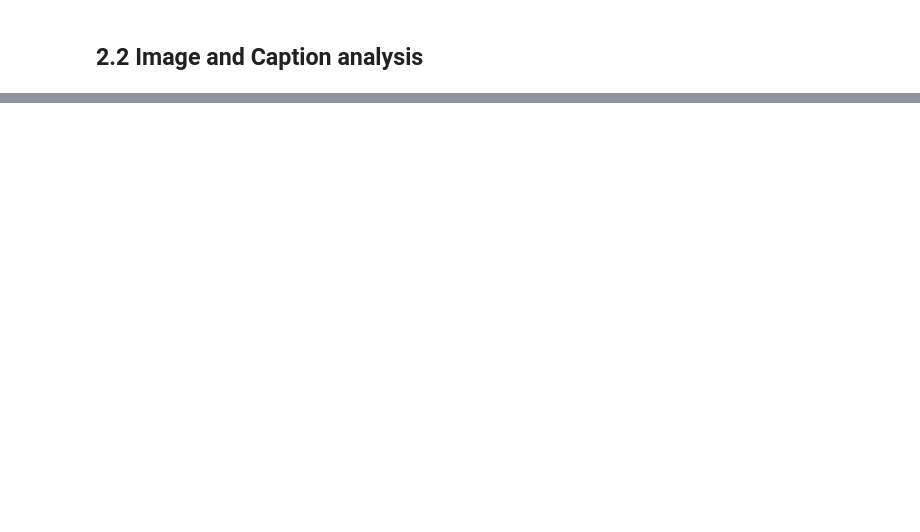
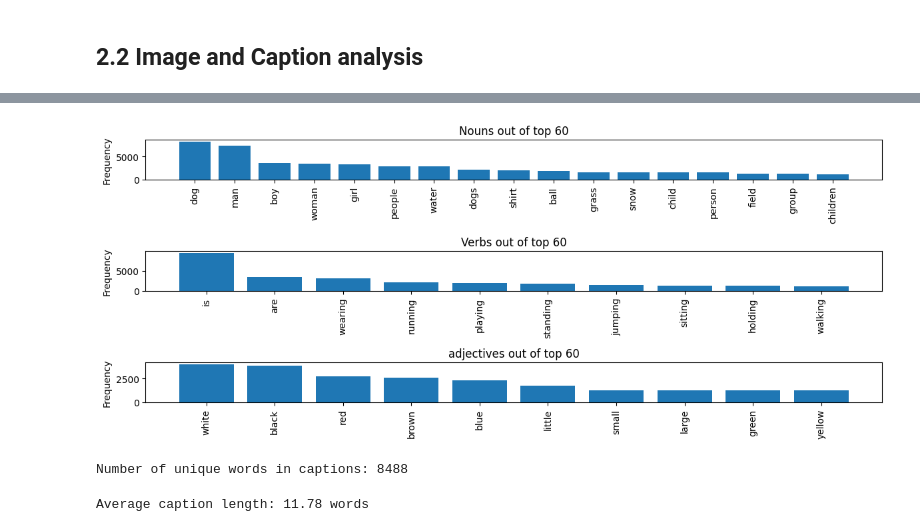
Before and after one commit to Nivocoegi/ADL_multimodal-retrieval, a Jupyter notebook: notebooks/ADL_multimodel_retrieval.ipynb, the cells around one changed output, grey strips where cells are left out. Drawn from its saved outputs; the diff is of its cells as text; code cells hidden in the pictures; blank space fills up the shorter version.

```diff
--- a/notebooks/ADL_multimodel_retrieval.ipynb
+++ b/notebooks/ADL_multimodel_retrieval.ipynb
@@ -31,0 +155,48 @@ import os
+# %%
+# closer look at nouns, verbs, adjectives in top 60 words
+# manually categorized based on common English usage
+
+# top 60 words categorized
+top60_nouns = [('dog', 8138), ('man', 7274), ('boy', 3581), ('woman', 3402), ('girl', 3328), ('people', 2883), ('water', 2790), ('dogs', 2125), ('shirt', 1962), ('ball', 1783), ('grass', 1622), ('snow', 1547), ('child', 1545), ('person', 1542), ('field', 1283), ('group', 1218), ('children', 1156)]
+
+top60_verbs = [('is', 9345), ('are', 3504), ('wearing', 3062), ('running', 2073), ('playing', 2008), ('standing', 1787), ('jumping', 1473), ('sitting', 1368), ('holding', 1324), ('walking', 1165)]
+
+top60_adj = [('white', 3959), ('black', 3848), ('red', 2691), ('brown', 2578), ('blue', 2279), ('little', 1768), ('small', 1278), ('large', 1236), ('green', 1234), ('yellow', 1217)]
+
+# Plot the results
+fig, axes = plt.subplots(3, 1, figsize=(12, 5))
+
+# top: Top 30
+axes[0].bar([w for w,_ in top60_nouns], [c for _,c in top60_nouns])
+axes[0].set_title("Nouns out of top 60")
+axes[0].set_ylabel("Frequency")
+axes[0].tick_params(axis='x', rotation=90)
+
+# bottom: Least 30
+axes[1].bar([w for w,_ in top60_verbs], [c for _,c in top60_verbs])
+axes[1].set_title("Verbs out of top 60")
+axes[1].set_ylabel("Frequency")
+axes[1].tick_params(axis='x', rotation=90)
+
+# bottom: Least 30
+axes[2].bar([w for w,_ in top60_adj], [c for _,c in top60_adj])
+axes[2].set_title("adjectives out of top 60")
+axes[2].set_ylabel("Frequency")
+axes[2].tick_params(axis='x', rotation=90)
+
+plt.tight_layout()
+plt.show()
+# %% [output]
+[figure, added]
+# %%
+# number of unique words
+num_unique_words = len(freq)
+print(f"Number of unique words in captions: {num_unique_words}")
+# %% [output]
+Number of unique words in captions: 8488
+# %%
+# average caption length
+avg_caption_length = sum(len(caption.split()) for caption in captions["caption"]) / dataset_length
+print(f"Average caption length: {avg_caption_length:.2f} words")
+# %% [output]
+Average caption length: 11.78 words
```
Also changed, not shown: parts of 17 cells of this notebook, 9 other files.
